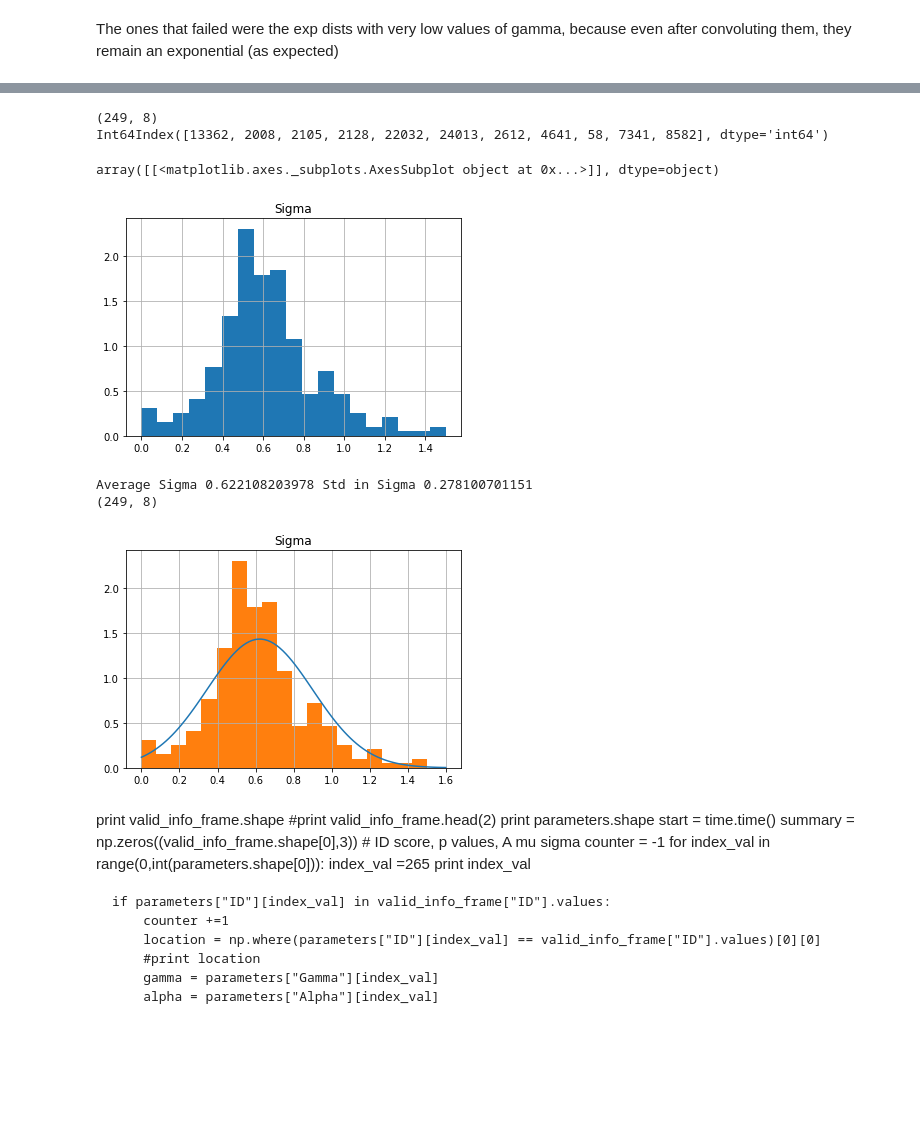
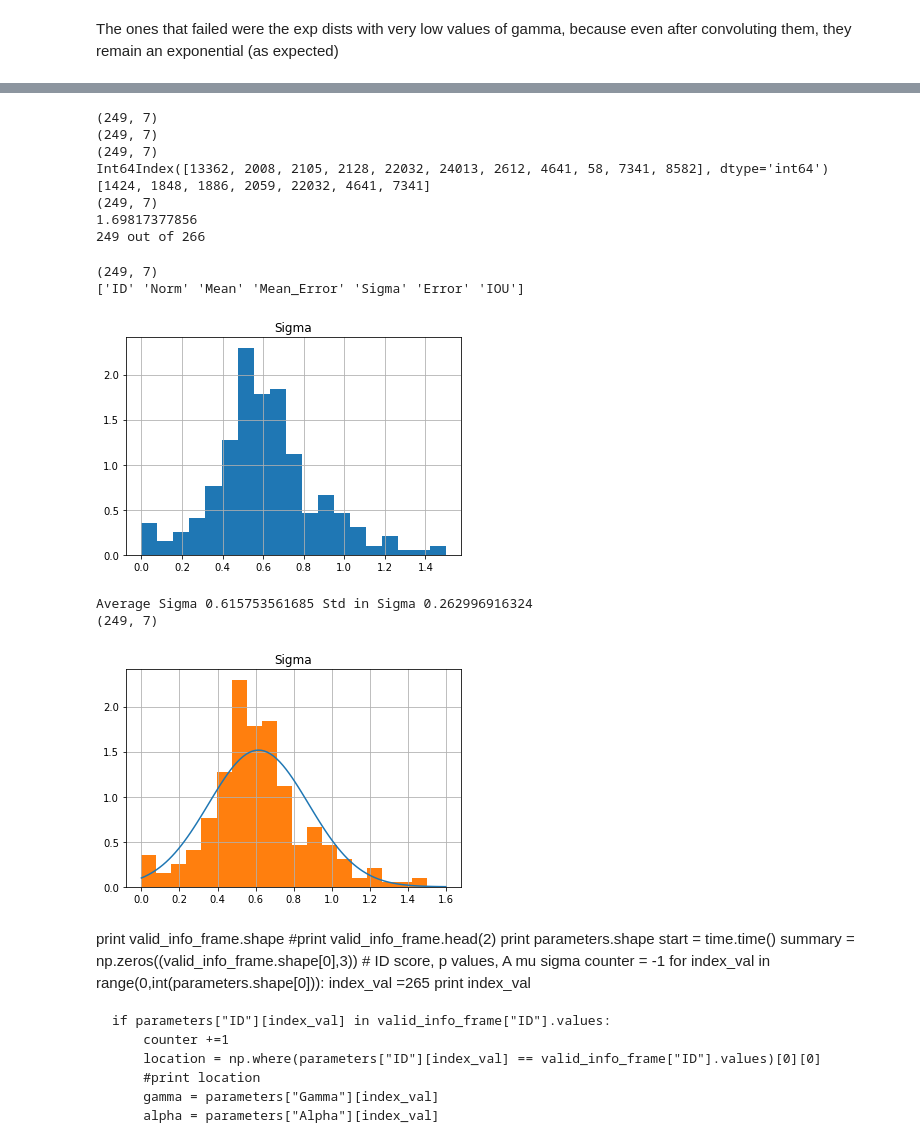
Before and after one commit to dtamayo/MLstability, a Jupyter notebook: Analysis/MCMC_Analysis/ConvolutedConvolutions.ipynb, the cells around one changed output, grey strips where cells are left out. Saved outputs shown, nothing was run; the diff lists cells and outputs as text; code cells hidden in the pictures; blank space fills up the shorter version.

```diff
--- a/Analysis/MCMC_Analysis/ConvolutedConvolutions.ipynb
+++ b/Analysis/MCMC_Analysis/ConvolutedConvolutions.ipynb
@@ -384,30 +424,42 @@ print corrupted
 # %%
-#reload csv
-corrupted
-info_frame = pd.read_csv("../../Figures/ConvolutedFigures/Convolved_Params_266_IOU.csv")
 #system 787 is weird, high sigma value
-valid_info_frame= info_frame[(info_frame["Mean"]!=np.inf) & (info_frame["Sigma"]<10)] #need to see what causes this
 #In [7]: df[df['A'].isin([3, 6])]
 #print valid_info_frame.head()
+print valid_info_frame.shape
 valid_info_frame = valid_info_frame[~valid_info_frame["ID"].astype(int).isin(discard.index)]
+print valid_info_frame.shape
 valid_info_frame = valid_info_frame[~valid_info_frame["ID"].astype(int).isin(corrupted)]
 print valid_info_frame.shape
 print discard.index
+print corrupted
 #print valid_info_frame.shape
-#print valid_info_frame["Sigma"].max()
-#print valid_info_frame.shape[0], "out of", info_frame.shape[0]
-#info_frame.hist("Sigma")
-#ind =  np.where(valid_info_frame["Sigma"] == valid_info_frame["Sigma"].max())[0][0]
+##print discard.index
+print valid_info_frame.shape
+print valid_info_frame["Sigma"].max()
+print valid_info_frame.shape[0], "out of", info_frame.shape[0]
+ind =  np.where(valid_info_frame["Sigma"] == valid_info_frame["Sigma"].max())[0][0]
+#info_frame = pd.read_csv("../../Figures/ConvolutedFigures/Convolved_Params_266_IOU.csv")
+valid_info_frame.to_csv("../../Figures/ConvolutedFigures/Convolved_Params_249_IOU_valid.csv")
 # %% [output]
-(249, 8)
+(249, 7)
+(249, 7)
+(249, 7)
 Int64Index([13362, 2008, 2105, 2128, 22032, 24013, 2612, 4641, 58, 7341, 8582], dtype='int64')
+[1424, 1848, 1886, 2059, 22032, 4641, 7341]
+(249, 7)
+1.69817377856
+249 out of 266
 # %%
+valid_info_frame= pd.read_csv("../../Figures/ConvolutedFigures/Convolved_Params_249_IOU_valid.csv", index_col=0)
+print valid_info_frame.shape
 valid_info_frame["Sigma"] = np.abs(valid_info_frame["Sigma"])
 bins = np.linspace(0, 1.5, 20)
 valid_info_frame.hist("Sigma",  normed = 1, bins = bins)
+print valid_info_frame.columns.values
 # %% [output]
-array([[<matplotlib.axes._subplots.AxesSubplot object at 0x...>]], dtype=object)
+(249, 7)
+['ID' 'Norm' 'Mean' 'Mean_Error' 'Sigma' 'Error' 'IOU']
-[figure, old version]
+[figure, new version]
 # %%
 from scipy.stats import norm
 
@@ -422,9 +474,9 @@ plt.plot(x, p)
 valid_info_frame.hist("Sigma", normed = 1, ax = ax, bins = bins)
 print valid_info_frame.shape
 # %% [output]
-Average Sigma 0.622108203978 Std in Sigma 0.278100701151
-(249, 8)
+Average Sigma 0.615753561685 Std in Sigma 0.262996916324
+(249, 7)
-[figure, old version]
+[figure, new version]
 # %% [markdown]
 print valid_info_frame.shape
 #print valid_info_frame.head(2)
```
Also changed, not shown: parts of 13 cells of this notebook.
